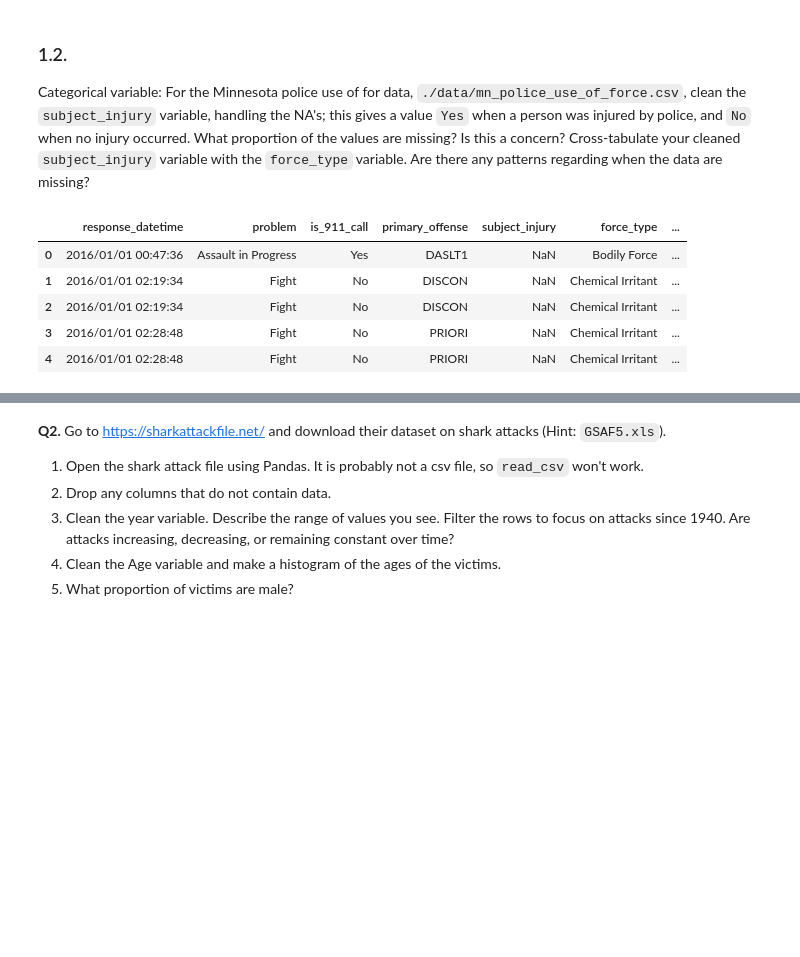
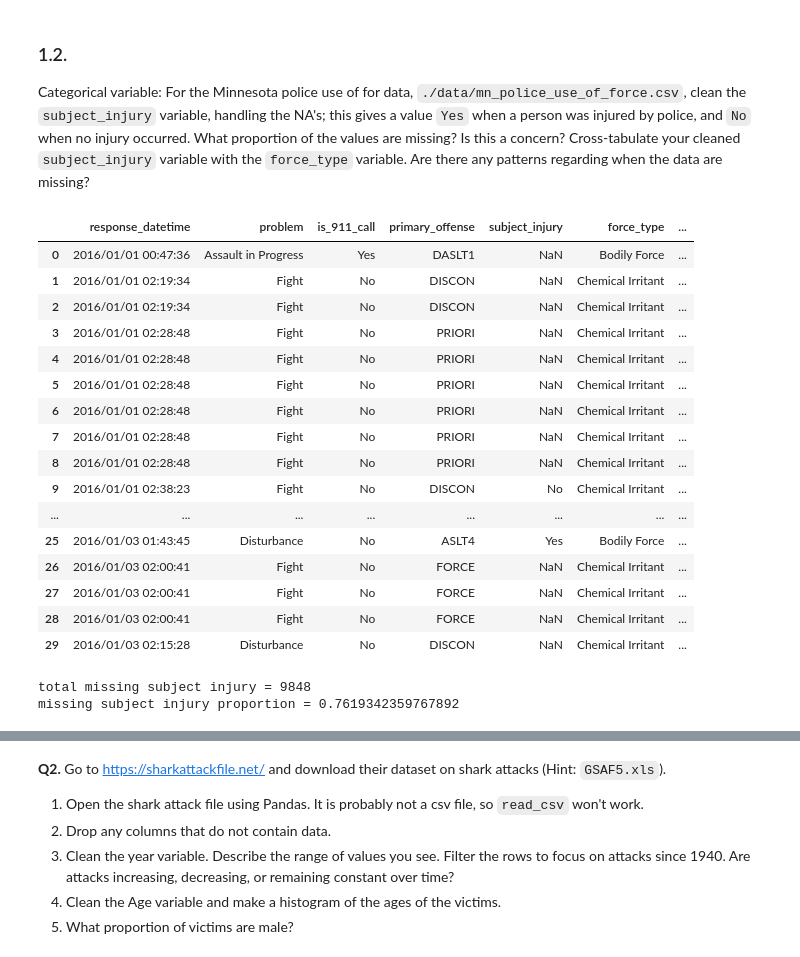
Before and after one commit to emilyzyzhou/wrangling_assignment, a Jupyter notebook: assignment.ipynb, the cells around one changed output, grey strips where cells are left out. Saved outputs shown, nothing was run; the diff lists cells and outputs as text; code cells hidden in the pictures; blank space fills up the shorter version.

```diff
--- a/assignment.ipynb
+++ b/assignment.ipynb
@@ -90,12 +69,30 @@ Categorical variable: For the Minnesota police use of for data, `./data/mn_polic
 # %%
 police_file_path = './data/mn_police_use_of_force.csv'
 police_df = pd.read_csv(police_file_path)
 
-police_df.head()
+police_df.head(30)
 # %% [output]
 |  | response_datetime | problem | is_911_call | primary_offense | subject_injury | force_type | ... |
 | 0 | 2016/01/01 00:47:36 | Assault in Progress | Yes | DASLT1 | NaN | Bodily Force | ... |
 | 1 | 2016/01/01 02:19:34 | Fight | No | DISCON | NaN | Chemical Irritant | ... |
 | 2 | 2016/01/01 02:19:34 | Fight | No | DISCON | NaN | Chemical Irritant | ... |
 | 3 | 2016/01/01 02:28:48 | Fight | No | PRIORI | NaN | Chemical Irritant | ... |
 | 4 | 2016/01/01 02:28:48 | Fight | No | PRIORI | NaN | Chemical Irritant | ... |
+| 5 | 2016/01/01 02:28:48 | Fight | No | PRIORI | NaN | Chemical Irritant | ... |
+| 6 | 2016/01/01 02:28:48 | Fight | No | PRIORI | NaN | Chemical Irritant | ... |
+| 7 | 2016/01/01 02:28:48 | Fight | No | PRIORI | NaN | Chemical Irritant | ... |
+| 8 | 2016/01/01 02:28:48 | Fight | No | PRIORI | NaN | Chemical Irritant | ... |
+| 9 | 2016/01/01 02:38:23 | Fight | No | DISCON | No | Chemical Irritant | ... |
+| ... | ... | ... | ... | ... | ... | ... | ... |
+| 25 | 2016/01/03 01:43:45 | Disturbance | No | ASLT4 | Yes | Bodily Force | ... |
+| 26 | 2016/01/03 02:00:41 | Fight | No | FORCE | NaN | Chemical Irritant | ... |
+| 27 | 2016/01/03 02:00:41 | Fight | No | FORCE | NaN | Chemical Irritant | ... |
+| 28 | 2016/01/03 02:00:41 | Fight | No | FORCE | NaN | Chemical Irritant | ... |
+| 29 | 2016/01/03 02:15:28 | Disturbance | No | DISCON | NaN | Chemical Irritant | ... |
+# %%
+missing_subject_injury = police_df['subject_injury'].isnull().sum()
+print("total missing subject injury = " + str(missing_subject_injury))
+print("missing subject injury proportion = " + str(missing_subject_injury/len(police_df)))
+# %% [output]
+total missing subject injury = 9848
+missing subject injury proportion = 0.7619342359767892
```
Also changed, not shown: parts of 20 cells of this notebook.
